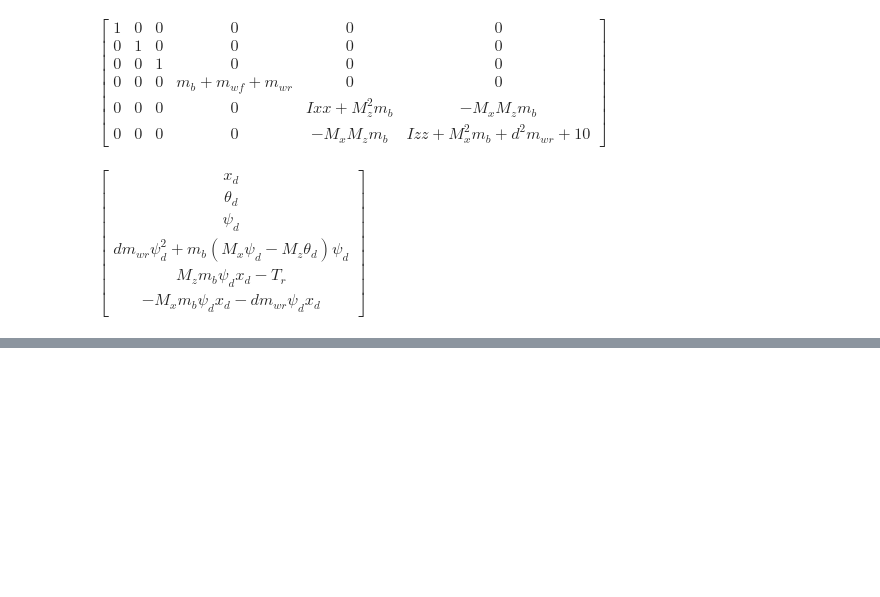
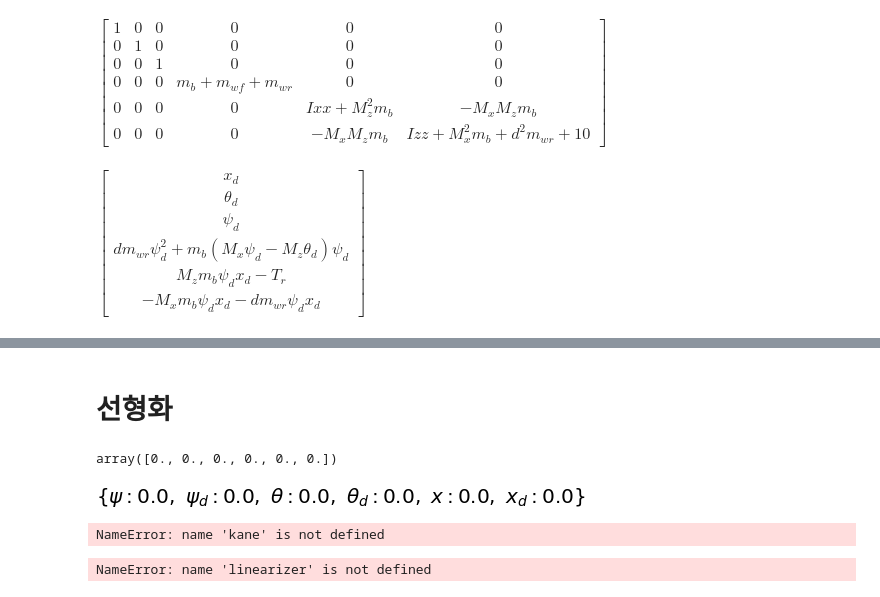
Before and after one commit to Topasm/Kang-BalancingRobot, a Jupyter notebook: Dynamics/Balancing_PYDY.ipynb, the cells around one changed output, grey strips where cells are left out. Drawn from its saved outputs; the diff is of its cells as text; code cells hidden in the pictures; blank space fills up the shorter version.

```diff
--- a/Dynamics/Balancing_PYDY.ipynb
+++ b/Dynamics/Balancing_PYDY.ipynb
@@ -281,0 +291,2 @@ $\displaystyle \left[\begin{matrix}x_{d}\\\theta_{d}\\\psi_{d}\\d m_{wr} \psi^{2
+# %%
+rcParams['figure.figsize'] = (14, 8)
@@ -281,0 +300,20 @@ $\displaystyle \left[\begin{matrix}x_{d}\\\theta_{d}\\\psi_{d}\\d m_{wr} \psi^{2
+# %% [markdown]
+# 선형화
+# %%
+equilibrium_point = zeros(len(q + dq))
+equilibrium_point
+# %% [output]
+array([0., 0., 0., 0., 0., 0.])
+# %%
+equilibrium_dict = dict(zip(q + dq, equilibrium_point))
+equilibrium_dict
+# %% [output]
+[figure, added]
+# %%
+linearizer = kane.to_linearizer()
+# %% [output]
+NameError: name 'kane' is not defined
+# %%
+linearizer
+# %% [output]
+NameError: name 'linearizer' is not defined
```
Also changed, not shown: parts of 6 cells of this notebook.
